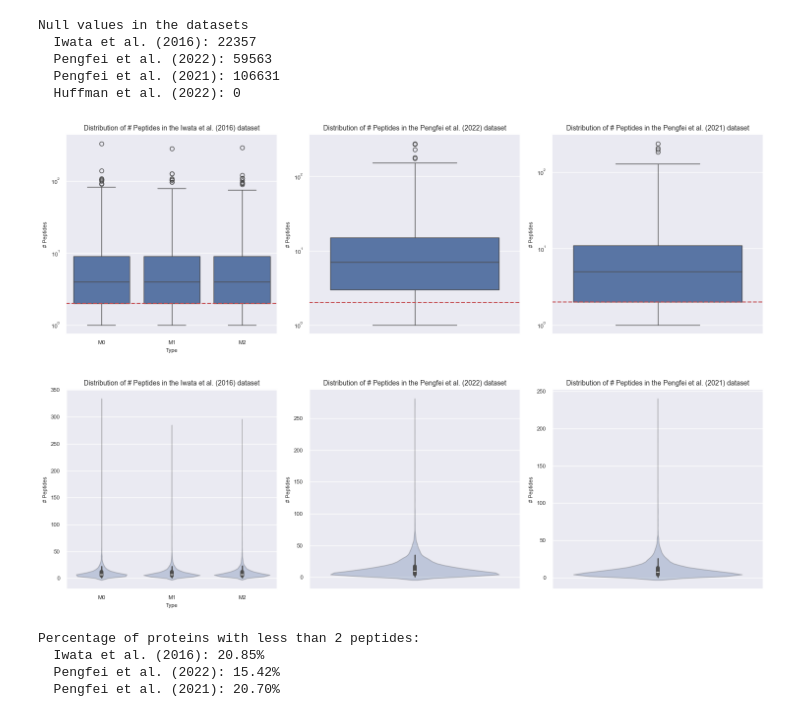
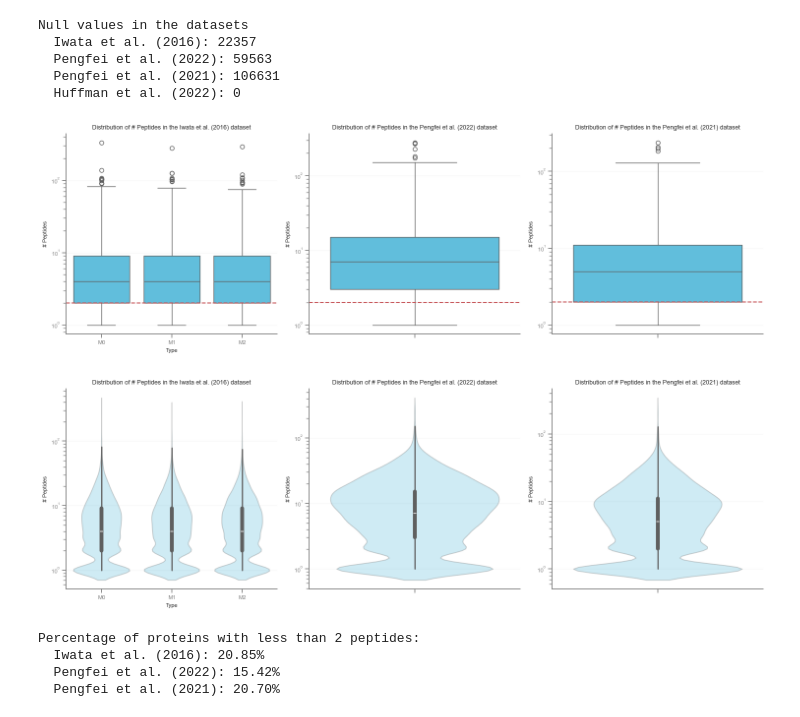
Before and after one commit to powwowath/pyMSpro, a Jupyter notebook: 00_workflow_META-ANALYSIS.ipynb, the cells around one changed output. Drawn from its saved outputs; the diff is of its cells as text; code cells hidden in the pictures.

```diff
--- a/00_workflow_META-ANALYSIS.ipynb
+++ b/00_workflow_META-ANALYSIS.ipynb
@@ -73,0 +70,43 @@ plt.rcParams.update({'ytick.labelsize': 8})
+# %%
+custom_theme = {
+    "axes.facecolor": "white",
+    "axes.edgecolor": "gray",
+    "axes.grid": True,
+    "grid.color": ".97",
+    "grid.linestyle": "-",
+    "axes.spines.left": True,
+    "axes.spines.bottom": True,
+    "axes.spines.right": False,
+    "axes.spines.top": False,
+    "xtick.color": "gray",
+    "ytick.color": "gray",
+    "xtick.direction": "out",
+    "ytick.direction": "out",
+    "axes.titlesize": 9,
+    "axes.labelsize": 8,
+    "xtick.labelsize": 8,
+    "ytick.labelsize": 8,
+    "legend.frameon": True,
+    "legend.fontsize": 6,
+    "font.family": "sans-serif",
+    "font.serif": "Calibri",
+    "legend.title_fontsize": 9
+}
+
+
+# Apply the custom theme
+sns.set_theme(style="ticks", rc=custom_theme)
+sns.despine()
+sns.set_palette(["#4CC9F0", "#4361EE", "#3A0CA3", "#F72585", "#7209B7", "#3A0CA3", "#4361EE", "#4CC9F0"])
+
+# Customize font and palette
+#sns.set_context("notebook", font_scale=0.9)
+#sns.set_palette("colorblind")
+#sns.set_palette(sns.color_palette("Paired"))
+#sns.set_palette(sns.color_palette("rocket"))
+#sns.set_palette(sns.color_palette("tab10"))
+#sns.set_palette(sns.color_palette("tab20"))
+#sns.set_palette(sns.color_palette("Spectral"))
+#sns.set_palette(sns.color_palette("hls", 8)
+
+# https://r02b.github.io/seaborn_palettes/
@@ -397,32 +446,36 @@ Null values in the datasets
 # %%
 # Boxplot of the # Peptides for each dataset
 fig, ax = plt.subplots(1, 3, figsize=(15, 5))
 sns.boxplot(data=df_2016_iwata, x="Type", y="# Peptides", ax=ax[0], log_scale=True)
 sns.boxplot(data=df_2022_pengfei, y="# Peptides", ax=ax[1], log_scale=True)
 sns.boxplot(data=df_2021_pengfei, y="# Peptides", ax=ax[2], log_scale=True)
 ax[0].set_title("Distribution of # Peptides in the Iwata et al. (2016) dataset")
 ax[1].set_title("Distribution of # Peptides in the Pengfei et al. (2022) dataset")
 ax[2].set_title("Distribution of # Peptides in the Pengfei et al. (2021) dataset")
 
 #print an horitzontal red line at the threshold
 for a in ax:
-    a.axhline(y=NUM_PEPTIDE_THRESHOLD, color='r', linestyle='--')
+    a.axhline(y=MIN_NUM_PEPTIDE_THRESHOLD, color='r', linestyle='--')
 
 plt.tight_layout()
 plt.show()
 # %% [output]
-[figure, old version]
+[figure, new version]
 # %%
 # same with violin plots
 fig, ax = plt.subplots(1, 3, figsize=(15, 5))
-sns.violinplot(data=df_2016_iwata, x="Type", y="# Peptides", ax=ax[0], log_scale=False, alpha=0.3)
-sns.violinplot(data=df_2022_pengfei, y="# Peptides", ax=ax[1], log_scale=False, alpha=0.3)
-sns.violinplot(data=df_2021_pengfei, y="# Peptides", ax=ax[2], log_scale=False, alpha=0.3)
+sns.violinplot(data=df_2016_iwata, x="Type", y="# Peptides", ax=ax[0], log_scale=True, alpha=0.3)
+sns.violinplot(data=df_2022_pengfei, y="# Peptides", ax=ax[1], log_scale=True, alpha=0.3)
+sns.violinplot(data=df_2021_pengfei, y="# Peptides", ax=ax[2], log_scale=True, alpha=0.3)
 ax[0].set_title("Distribution of # Peptides in the Iwata et al. (2016) dataset")
 ax[1].set_title("Distribution of # Peptides in the Pengfei et al. (2022) dataset")
 ax[2].set_title("Distribution of # Peptides in the Pengfei et al. (2021) dataset")
+# Add a horizontal line at the threshold
+for a in ax:
+    a.axhline(y=MIN_NUM_PEPTIDE_THRESHOLD, color='r', linestyle='--')
+
 plt.tight_layout()
 plt.show()
 # %% [output]
-[figure, old version]
+[figure, new version]
 # %%
```
Also changed, not shown: parts of 62 cells of this notebook.
